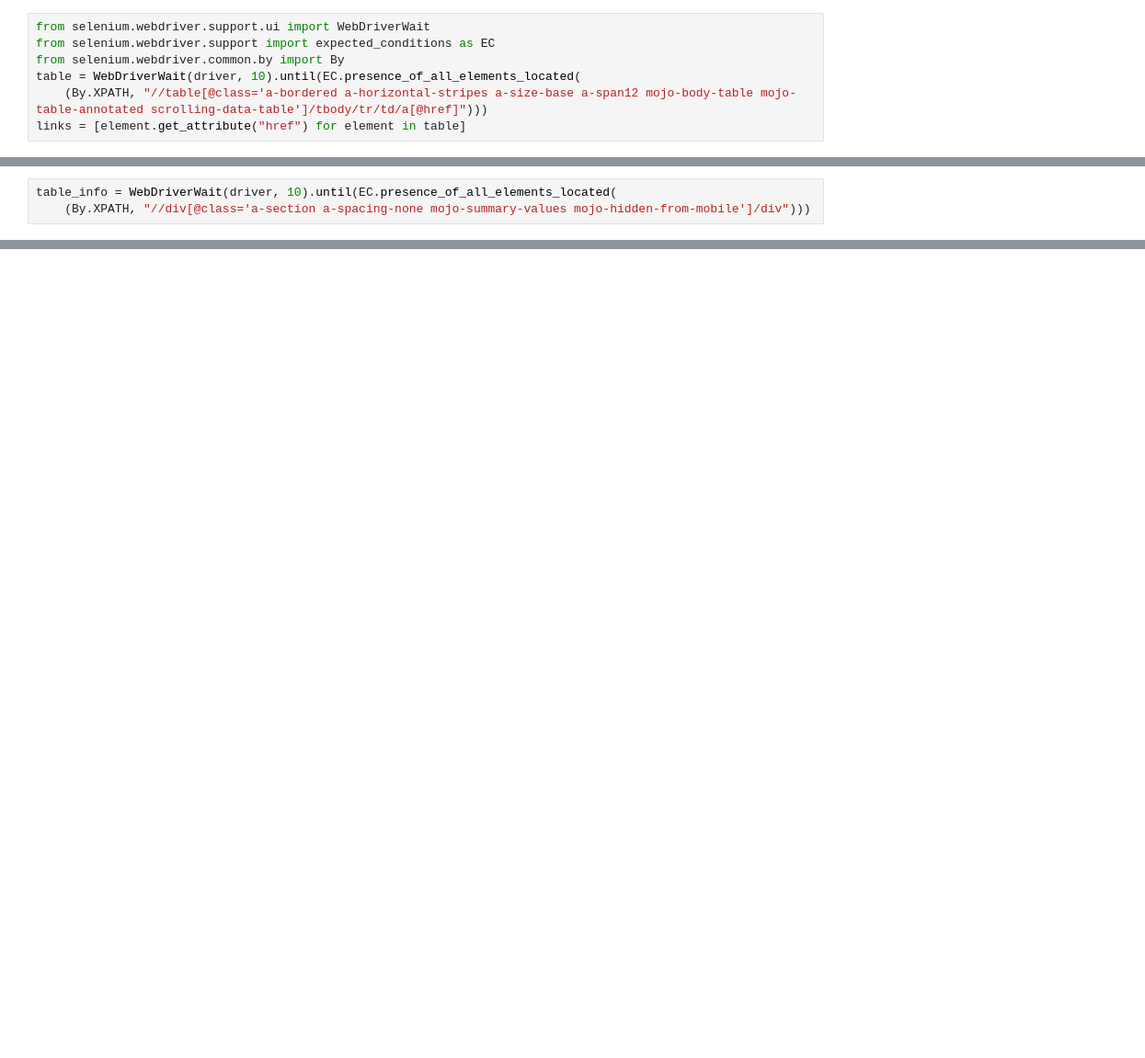
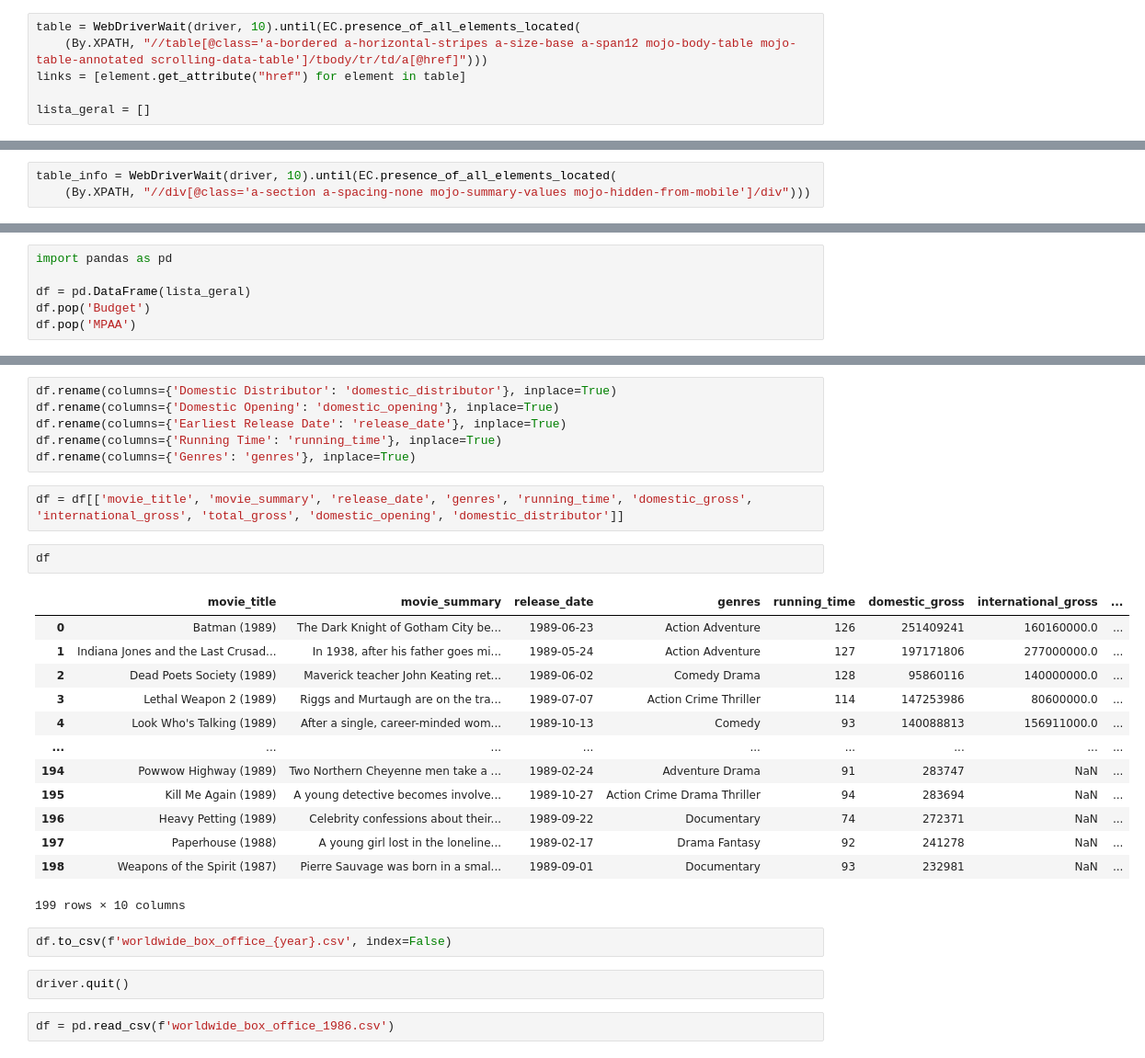
Before and after one commit to Filipefr15/movies_mojobox, a Jupyter notebook: main.ipynb, the cells around one changed output, grey strips where cells are left out. Shown at 92% size. Cells and saved outputs as stored; diff of their text form; blank space fills up the shorter version.

```diff
--- a/main.ipynb
+++ b/main.ipynb
@@ -16,7 +183,6 @@ driver = init.go_to_site(service, options, f'https://www.boxofficemojo.com/year/
 # %%
-from selenium.webdriver.support.ui import WebDriverWait
-from selenium.webdriver.support import expected_conditions as EC
-from selenium.webdriver.common.by import By
 table = WebDriverWait(driver, 10).until(EC.presence_of_all_elements_located(
     (By.XPATH, "//table[@class='a-bordered a-horizontal-stripes a-size-base a-span12 mojo-body-table mojo-table-annotated scrolling-data-table']/tbody/tr/td/a[@href]")))
 links = [element.get_attribute("href") for element in table]
+
+lista_geral = []
@@ -99,0 +426,6 @@ Top Gun
+# %%
+import pandas as pd
+
+df = pd.DataFrame(lista_geral)
+df.pop('Budget')
+df.pop('MPAA')
@@ -99,0 +445,30 @@ Top Gun
+# %%
+df.rename(columns={'Domestic Distributor': 'domestic_distributor'}, inplace=True)
+df.rename(columns={'Domestic Opening': 'domestic_opening'}, inplace=True)
+df.rename(columns={'Earliest Release Date': 'release_date'}, inplace=True)
+df.rename(columns={'Running Time': 'running_time'}, inplace=True)
+df.rename(columns={'Genres': 'genres'}, inplace=True)
+# %%
+df = df[['movie_title', 'movie_summary', 'release_date', 'genres', 'running_time', 'domestic_gross', 'international_gross', 'total_gross', 'domestic_opening', 'domestic_distributor']]
+# %%
+df
+# %% [output]
+|  | movie_title | movie_summary | release_date | genres | running_time | domestic_gross | international_gross | ... |
+| 0 | Batman (1989) | The Dark Knight of Gotham City be... | 1989-06-23 | Action Adventure | 126 | 251409241 | 160160000.0 | ... |
+| 1 | Indiana Jones and the Last Crusad... | In 1938, after his father goes mi... | 1989-05-24 | Action Adventure | 127 | 197171806 | 277000000.0 | ... |
+| 2 | Dead Poets Society (1989) | Maverick teacher John Keating ret... | 1989-06-02 | Comedy Drama | 128 | 95860116 | 140000000.0 | ... |
+| 3 | Lethal Weapon 2 (1989) | Riggs and Murtaugh are on the tra... | 1989-07-07 | Action Crime Thriller | 114 | 147253986 | 80600000.0 | ... |
+| 4 | Look Who's Talking (1989) | After a single, career-minded wom... | 1989-10-13 | Comedy | 93 | 140088813 | 156911000.0 | ... |
+| ... | ... | ... | ... | ... | ... | ... | ... | ... |
+| 194 | Powwow Highway (1989) | Two Northern Cheyenne men take a ... | 1989-02-24 | Adventure Drama | 91 | 283747 | NaN | ... |
+| 195 | Kill Me Again (1989) | A young detective becomes involve... | 1989-10-27 | Action Crime Drama Thriller | 94 | 283694 | NaN | ... |
+| 196 | Heavy Petting (1989) | Celebrity confessions about their... | 1989-09-22 | Documentary | 74 | 272371 | NaN | ... |
+| 197 | Paperhouse (1988) | A young girl lost in the loneline... | 1989-02-17 | Drama Fantasy | 92 | 241278 | NaN | ... |
+| 198 | Weapons of the Spirit (1987) | Pierre Sauvage was born in a smal... | 1989-09-01 | Documentary | 93 | 232981 | NaN | ... |
+199 rows × 10 columns
+# %%
+df.to_csv(f'worldwide_box_office_{year}.csv', index=False)
+# %%
+driver.quit()
+# %%
+df = pd.read_csv(f'worldwide_box_office_1986.csv')
```
Also changed, not shown: parts of 23 cells of this notebook, 23 other files.
